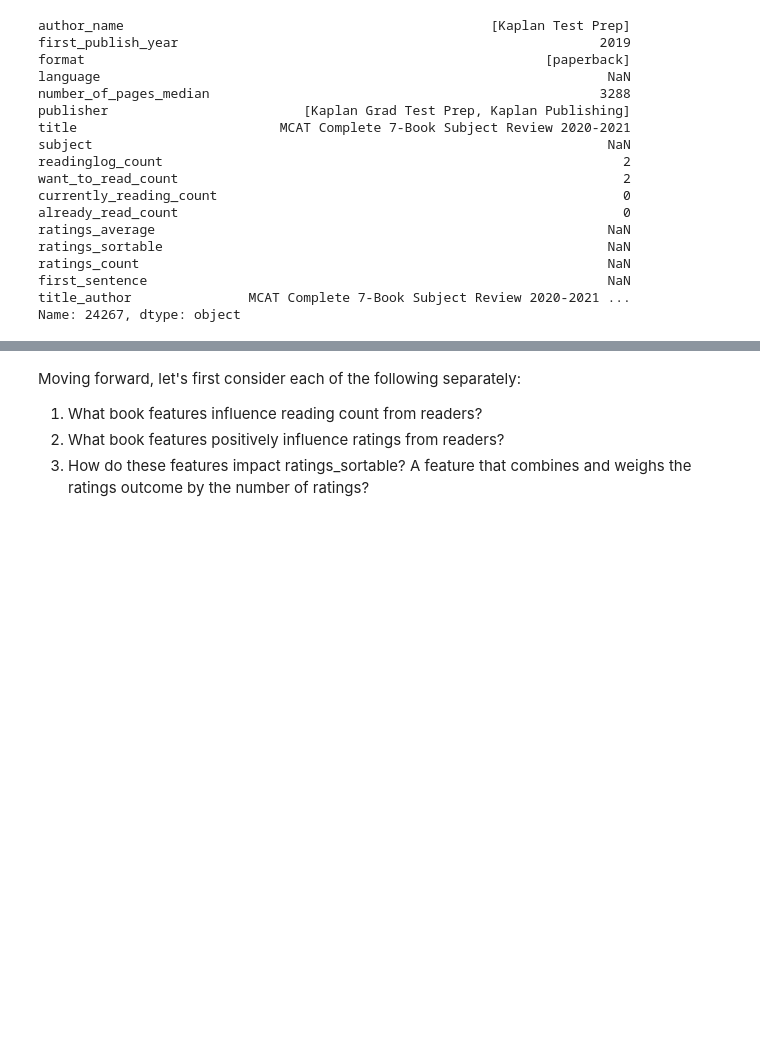
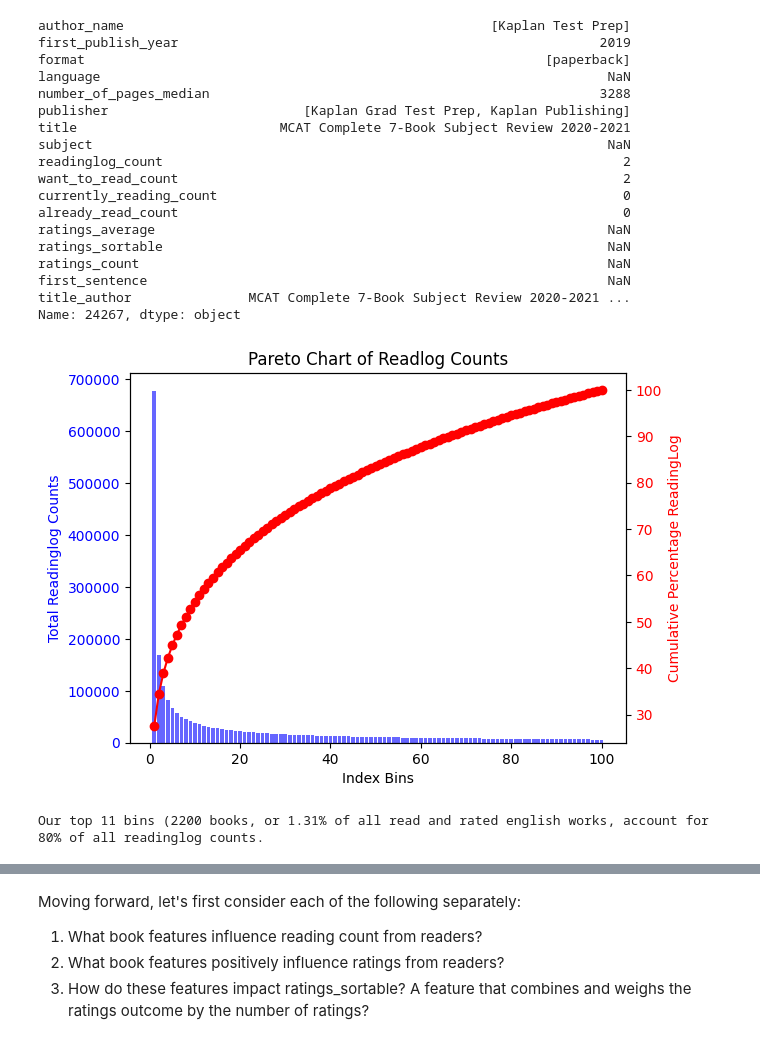
Before and after one commit to caitlinmac/openlib-data, a Jupyter notebook: dt_openlib2.ipynb, the cells around one changed output, grey strips where cells are left out. Cells and saved outputs as stored; diff of their text form; code cells hidden in the pictures; blank space fills up the shorter version.

```diff
--- a/dt_openlib2.ipynb
+++ b/dt_openlib2.ipynb
@@ -244,0 +163,37 @@ data_df[['first_publish_year','number_of_pages_median','ratings_average','rating
+# %%
+"""
+Analysis: Pareto Chart of Ordered Books' Readinglog Counts and Cumulative Percentage of Total Counts
+"""
+
+# Define the bin size
+bin_size = 200
+
+# Create bins and group by these bins
+data_df['bin'] = (data_df.index // bin_size) + 1
+bin_totals = data_df.groupby('bin')['readinglog_count'].sum().reset_index()
+
+# Calculate cumulative sum and cumulative percentage
+bin_totals['cumulative_sum'] = bin_totals['readinglog_count'].cumsum()
+bin_totals['cumulative_percentage'] = bin_totals['cumulative_sum'] / bin_totals['readinglog_count'].sum() * 100
+
+fig, ax1 = plt.subplots()
+
+# Plot total read counts on the primary y-axis
+ax1.bar(bin_totals['bin'], bin_totals['readinglog_count'], color='b', alpha=0.6)
+ax1.set_xlabel('Index Bins')
+ax1.set_ylabel('Total Readinglog Counts', color='b')
+ax1.tick_params(axis='y', labelcolor='b')
+
+# Plot cumulative percentage on the secondary y-axis
+ax2 = ax1.twinx()
+ax2.plot(bin_totals['bin'], bin_totals['cumulative_percentage'], color='r', marker='o', linestyle='-')
+ax2.set_ylabel('Cumulative Percentage ReadingLog', color='r')
+ax2.tick_params(axis='y', labelcolor='r')
+
+plt.title('Pareto Chart of Readlog Counts')
+plt.show()
+
+print(f"Our top 11 bins (2200 books, or {round((2200/167484)*100,2)}% of all read and rated english works, account for 80% of all readinglog counts.")
+# %% [output]
+[figure, added]
+Our top 11 bins (2200 books, or 1.31% of all read and rated english works, account for 80% of all readinglog counts.
```
Also changed, not shown: parts of 61 cells of this notebook, 1 other file.
